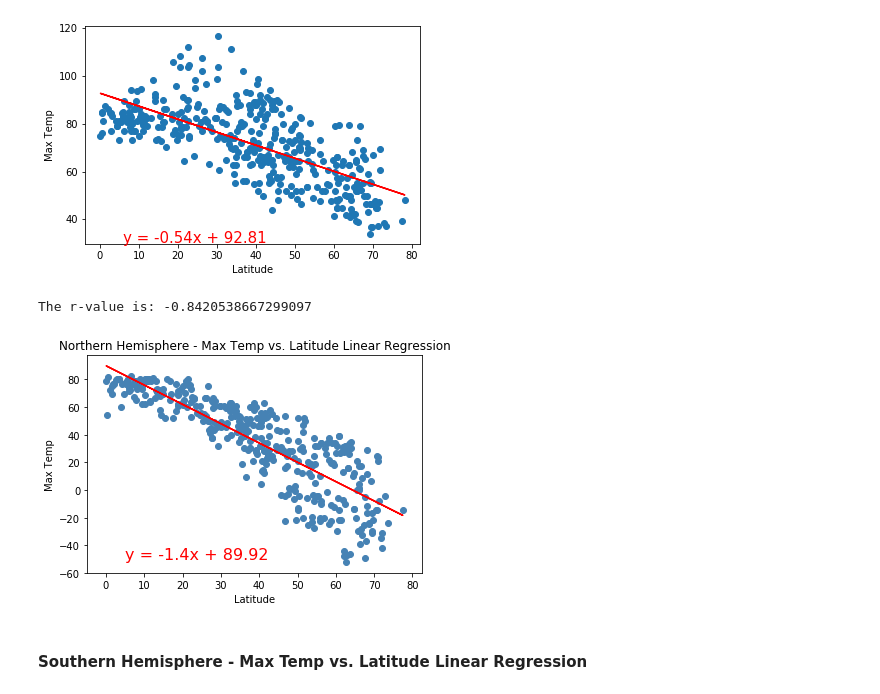
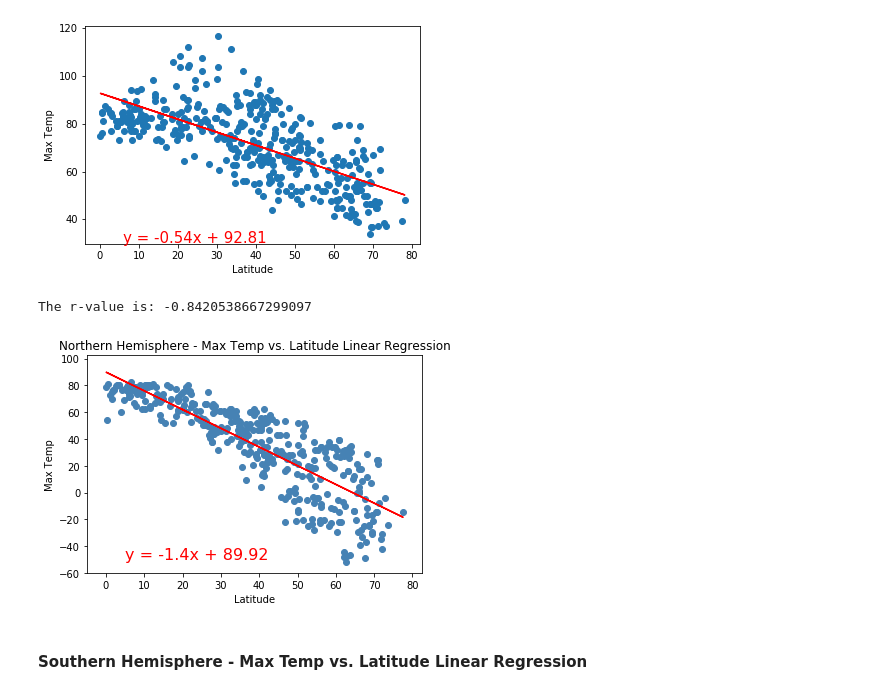
Before and after one commit to priyamittal96/python-api-challenge, a Jupyter notebook: WeatherPy/WeatherPy.ipynb, the cells around one changed output. Cells and saved outputs as stored; diff of their text form; code cells hidden in the pictures.

```diff
--- a/WeatherPy/WeatherPy.ipynb
+++ b/WeatherPy/WeatherPy.ipynb
@@ -340,21 +340,21 @@ The r-value is: 0.46937863826630627
 # %%
 (slope, intercept, rvalue, pvalue, stderr) = linregress(north_hem_df["Lat"],north_hem_df["Max Temp"])
 print(f"The r-value is: {rvalue}")
 plt.scatter(north_hem_df["Lat"],north_hem_df["Max Temp"],facecolor = "steelblue", marker = "o")
 plt.title("Northern Hemisphere - Max Temp vs. Latitude Linear Regression")
 plt.xlabel("Latitude")
 plt.ylabel("Max Temp")
 plt.xlim(min(north_hem_df["Lat"]) - 5,max(north_hem_df["Lat"]) + 5)
-plt.ylim(min(north_hem_df["Max Temp"]) - 8,max(north_hem_df["Max Temp"]) + 15)
+plt.ylim(min(north_hem_df["Max Temp"]) - 8,max(north_hem_df["Max Temp"]) + 20)
 regress_values = north_hem_df["Lat"] * slope + intercept
 line_eq = "y = " + str(round(slope,2)) + "x + " + str(round(intercept,2))
 plt.plot(north_hem_df["Lat"],regress_values,"r-")
 plt.annotate(line_eq,(5,-50),fontsize=16,color="red")
 plt.savefig("./Linear Regressions/Northern Hemisphere - Max Temp vs. Latitude Linear Regression.png")
 plt.show()
 # %% [output]
 The r-value is: -0.8420538667299097
-[figure, old version]
+[figure, new version]
 # %% [markdown]
 ####  Southern Hemisphere - Max Temp vs. Latitude Linear Regression
 # %%
```
Also changed, not shown: parts of 2 cells of this notebook, 3 other files.
